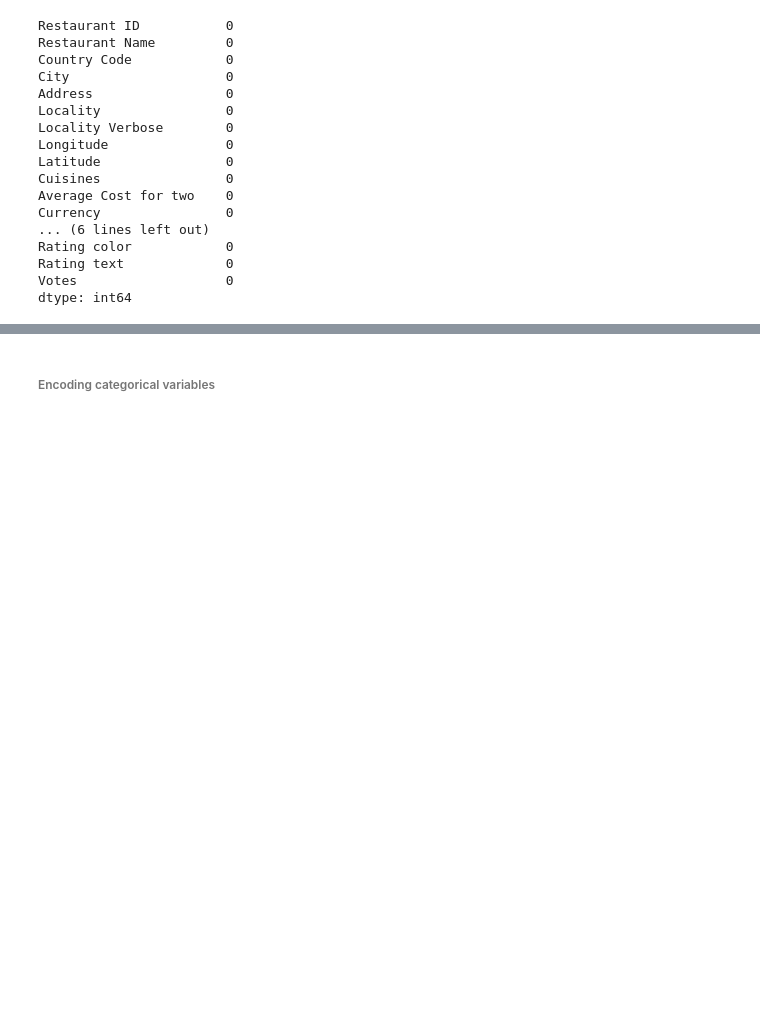
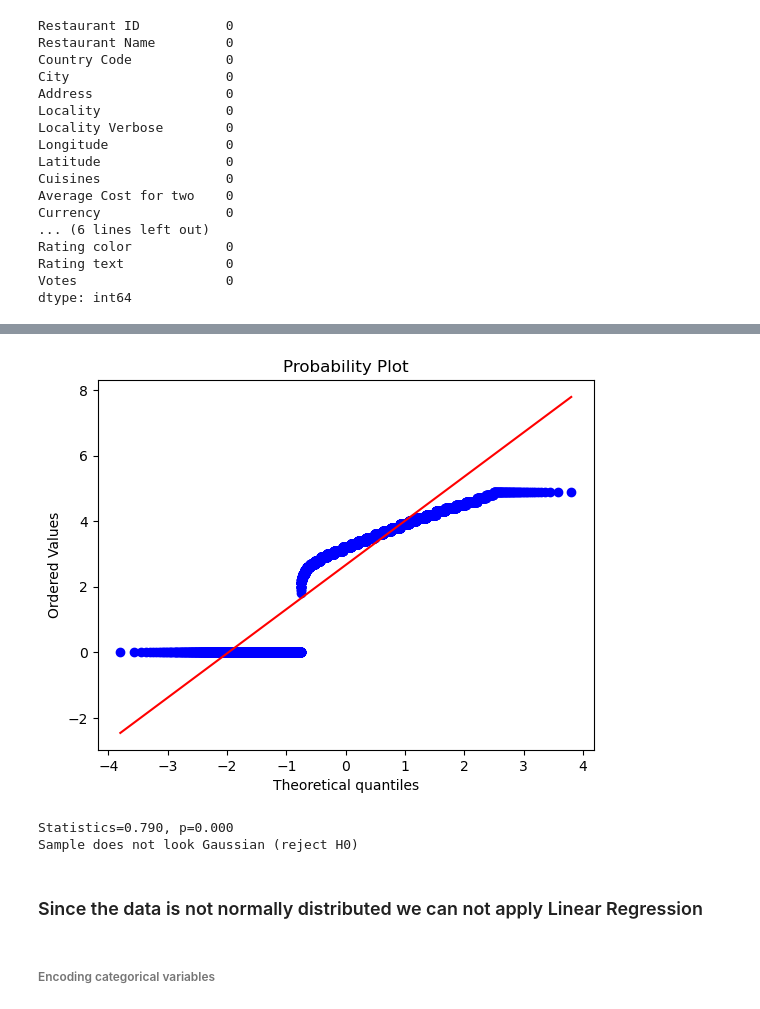
Before and after one commit to s0ul141/Cognifyz, a Jupyter notebook: Task_1.ipynb, the cells around one changed output, grey strips where cells are left out. Drawn from its saved outputs; the diff is of its cells as text; code cells hidden in the pictures; blank space fills up the shorter version.

```diff
--- a/Task_1.ipynb
+++ b/Task_1.ipynb
@@ -147,3 +156,29 @@ plt.show()
+# %%
+import scipy.stats as stats
+
+# Assume 'df' is your DataFrame and 'column' is the column you want to check
+stats.probplot(df['Aggregate rating'], dist="norm", plot=plt)
+plt.show()
+# %% [output]
+[figure, added]
+# %%
+from scipy.stats import shapiro
+
+# Assume 'df' is your DataFrame and 'column' is the column you want to check
+stat, p = shapiro(df['Aggregate rating'])
+print('Statistics=%.3f, p=%.3f' % (stat, p))
+
+# interpret
+alpha = 0.05
+if p > alpha:
+    print('Sample looks Gaussian (fail to reject H0)')
+else:
+    print('Sample does not look Gaussian (reject H0)')
+# %% [output]
+Statistics=0.790, p=0.000
+Sample does not look Gaussian (reject H0)
+# %% [markdown]
+### Since the data is not normally distributed we can not apply Linear Regression
 # %% [markdown]
 ###### Encoding categorical variables
 # %%
```
Also changed, not shown: parts of 38 cells of this notebook.
